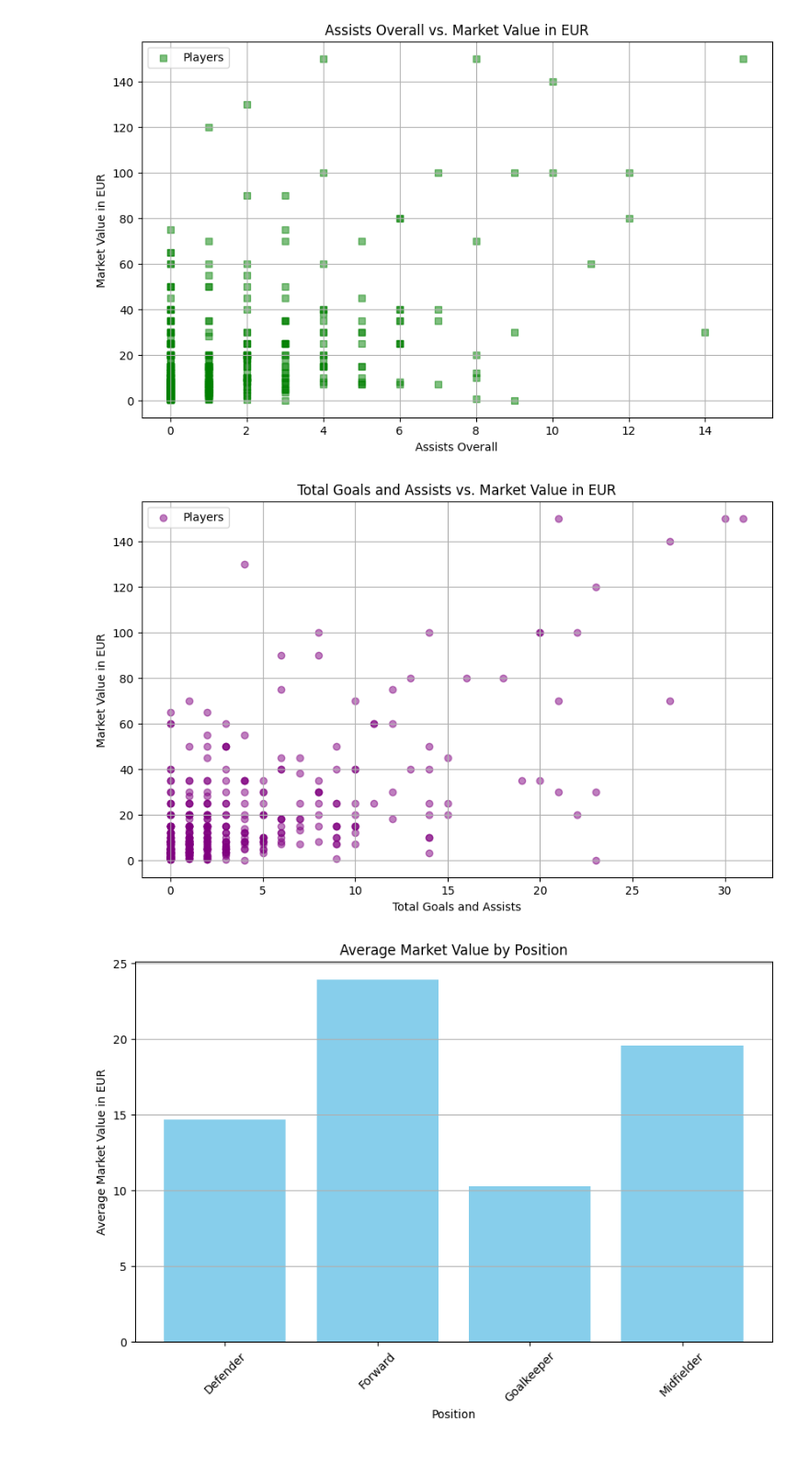
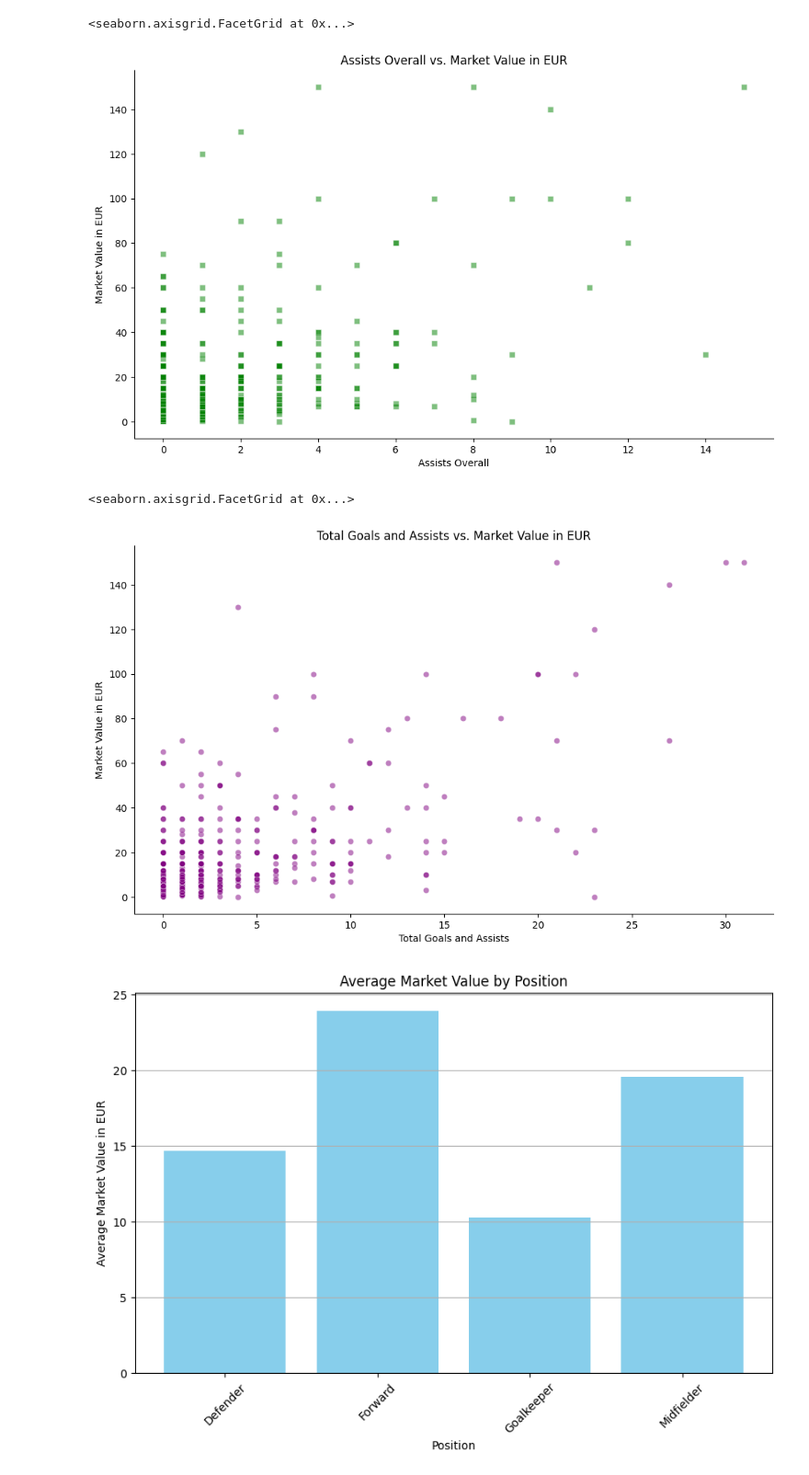
Before and after one commit to maxon461/MSiD, a Jupyter notebook: RAPORT/pythonProject/Raport.ipynb, the cells around one changed output. Shown at 92% size. Cells and saved outputs as stored; diff of their text form; code cells hidden in the pictures.

```diff
--- a/RAPORT/pythonProject/Raport.ipynb
+++ b/RAPORT/pythonProject/Raport.ipynb
@@ -120,16 +194,9 @@ print(df_filtered)
 # %%
-import matplotlib.pyplot as plt
 
-df = pd.read_csv("test.csv")
+df = pd.read_csv("main.csv")
 
 df['market_value_in_eur'] = df['market_value_in_eur'] / 1000000
 
-# Create a scatter plot
-plt.figure(figsize=(10, 6))
-plt.scatter(df['minutes_played_overall'], df['market_value_in_eur'], alpha=0.5)
-plt.title('Dependency between Minutes Played Overall and Market Value in EUR (Millions)')
-plt.xlabel('Minutes Played Overall')
-plt.ylabel('Market Value in EUR (Millions)')
-plt.grid(True)
-plt.show()
+
+sns.relplot(x='minutes_played_overall', y='market_value_in_eur', data=df, alpha=0.5, height=6, aspect=10/6).set_axis_labels('Minutes Played Overall', 'Market Value in EUR (Millions)').set(title='Dependency between Minutes Played Overall and Market Value in EUR (Millions)')
 # %% [output]
@@ -148,32 +210,20 @@ plt.show()
 # %%
 
-# Create a scatter plot with a different marker style
-plt.figure(figsize=(10, 6))
-plt.scatter(df['assists_overall'], df['market_value_in_eur'], alpha=0.5, marker='s', color='green', label='Players')
-plt.title('Assists Overall vs. Market Value in EUR')
-plt.xlabel('Assists Overall')
-plt.ylabel('Market Value in EUR')
-plt.grid(True)
-plt.legend()
-plt.show()
+
+sns.relplot(x='assists_overall', y='market_value_in_eur', data=df, alpha=0.5, marker='s', color='green', height=6, aspect=10/6).set_axis_labels('Assists Overall', 'Market Value in EUR').set(title='Assists Overall vs. Market Value in EUR')
 # %% [output]
+<seaborn.axisgrid.FacetGrid at 0x...>
-[figure, old version]
+[figure, new version]
 # %%
 
-# Calculate the sum of assists_overall and goals_overall
+
 df['total_goals_assists'] = df['assists_overall'] + df['goals_overall']
 
-# Create a scatter plot
-plt.figure(figsize=(10, 6))
-plt.scatter(df['total_goals_assists'], df['market_value_in_eur'], alpha=0.5, marker='o', color='purple', label='Players')
-plt.title('Total Goals and Assists vs. Market Value in EUR')
-plt.xlabel('Total Goals and Assists')
-plt.ylabel('Market Value in EUR')
-plt.grid(True)
-plt.legend()
-plt.show()
+
+sns.relplot(x='total_goals_assists', y='market_value_in_eur', data=df, alpha=0.5, marker='o', color='purple', height=6, aspect=10/6).set_axis_labels('Total Goals and Assists', 'Market Value in EUR').set(title='Total Goals and Assists vs. Market Value in EUR')
 # %% [output]
+<seaborn.axisgrid.FacetGrid at 0x...>
-[figure, old version]
+[figure, new version]
 # %%
 position_avg_price = df.groupby('position')['market_value_in_eur'].mean().reset_index()
 
```
Also changed, not shown: parts of 47 cells of this notebook, 7 other files.
